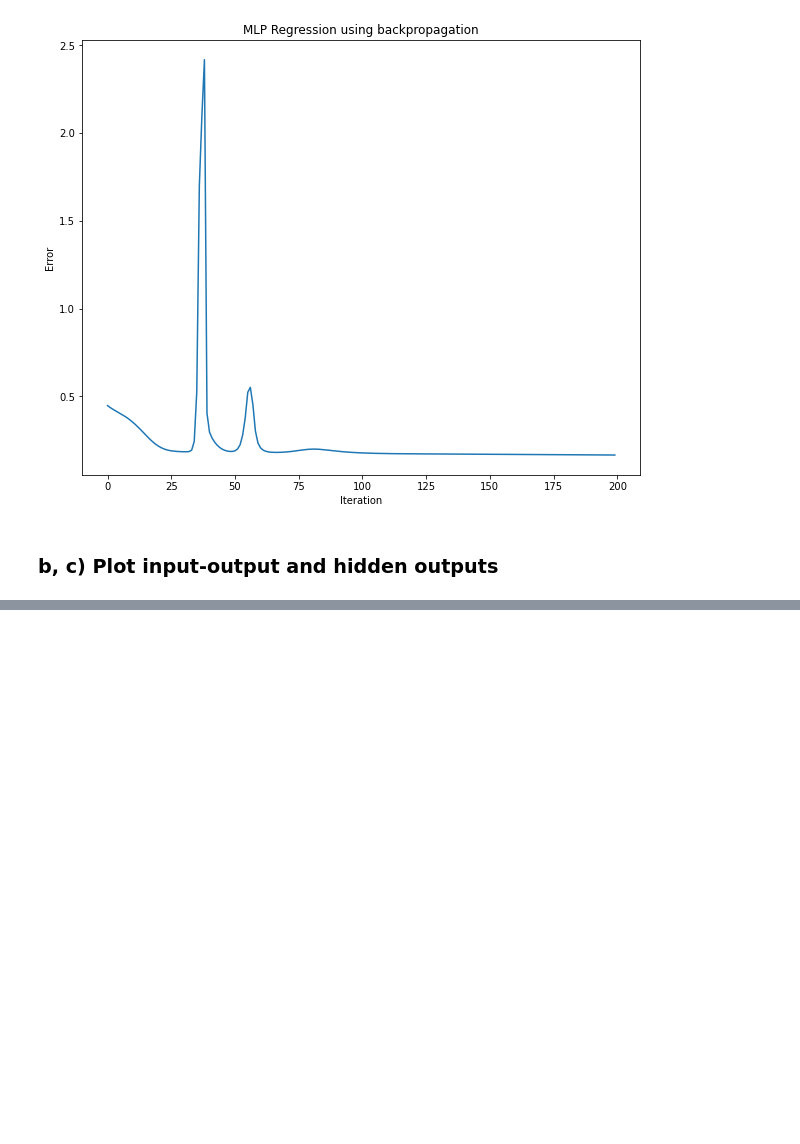
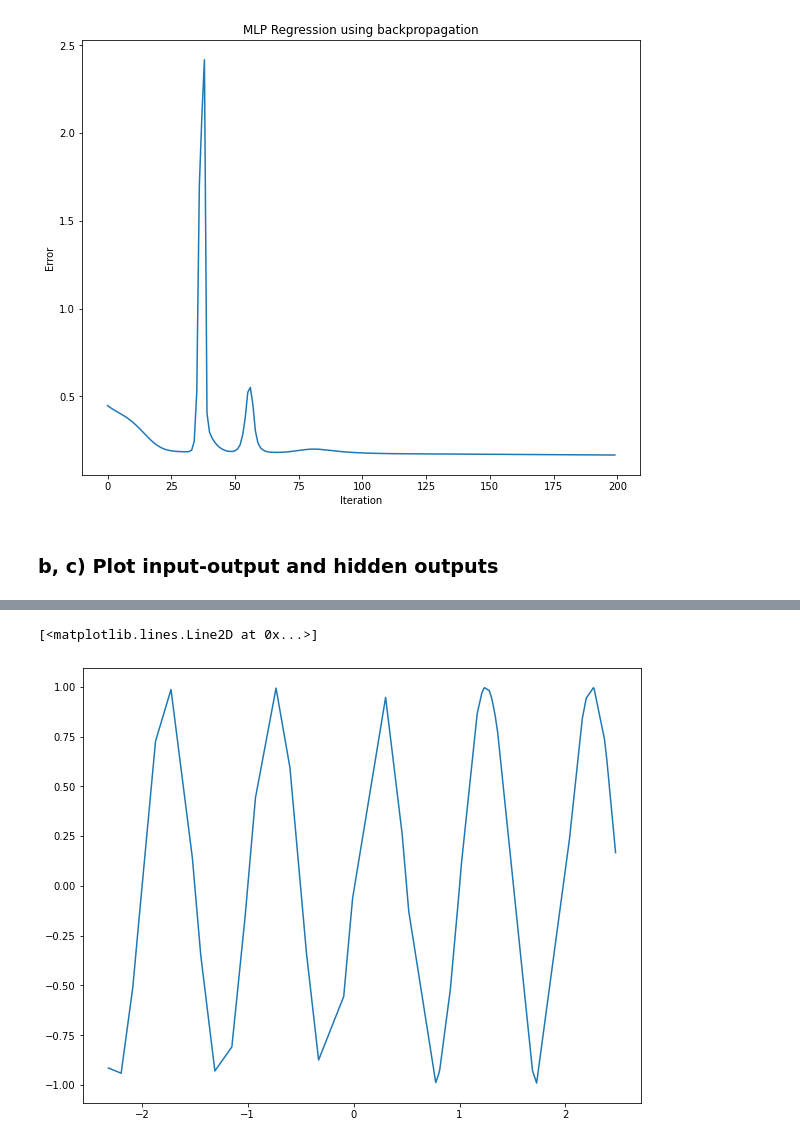
Before and after one commit to ahmedtarek-/MI_2022, a Jupyter notebook: Exercise_03/Exercise_03.ipynb, the cells around one changed output, grey strips where cells are left out. Cells and saved outputs as stored; diff of their text form; code cells hidden in the pictures; blank space fills up the shorter version.

```diff
--- a/Exercise_03/Exercise_03.ipynb
+++ b/Exercise_03/Exercise_03.ipynb
@@ -365,0 +366,13 @@ plot_analysis(X, analysis_output[0], analysis_output[1])
+# %%
+import math
+
+
+x = np.random.uniform(size = 50, low = -2.5, high = 2.5)
+x =  np.sort(x)
+y = [np.sin(2*math.pi*x0) for x0 in x]
+
+plt.figure(figsize=(10,8))
+plt.plot(x, y)
+# %% [output]
+[<matplotlib.lines.Line2D at 0x...>]
+[figure, added]
```
Also changed, not shown: parts of 1 cell of this notebook.
